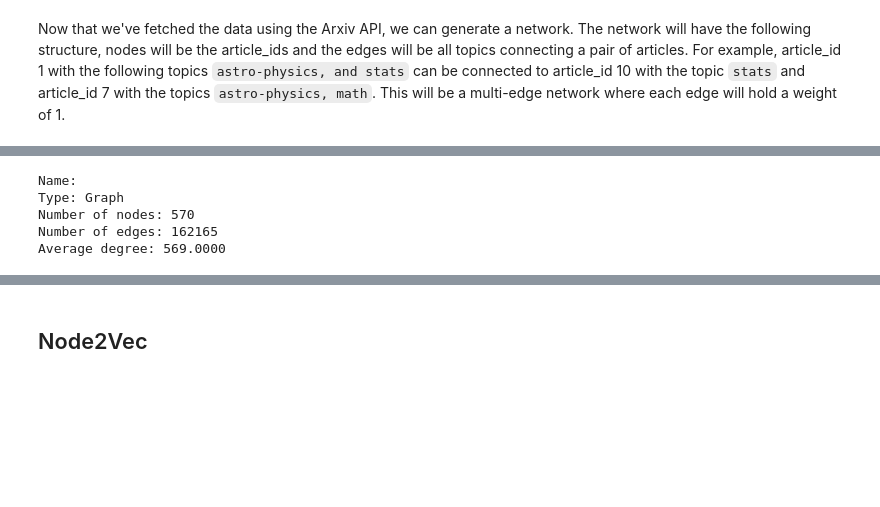
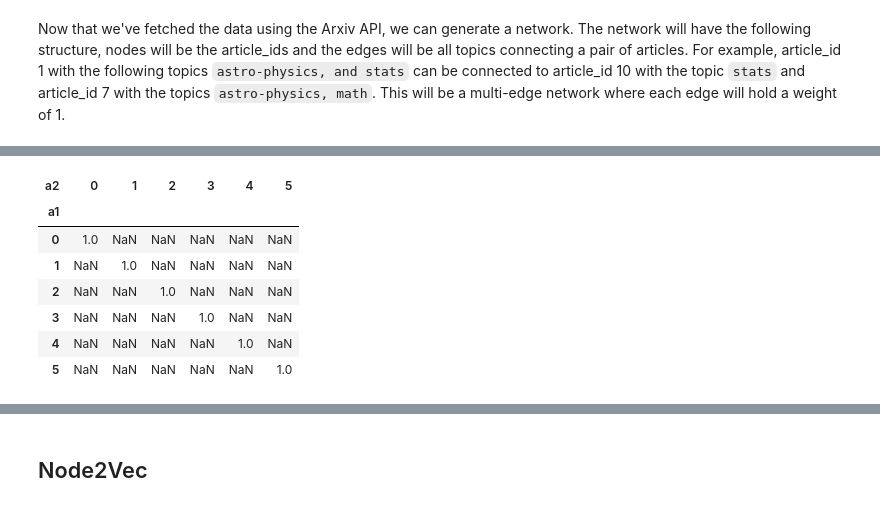
Before and after one commit to vatsal220/medium_articles, a Jupyter notebook: link_prediction/link_prediction.ipynb, the cells around one changed output, grey strips where cells are left out. Cells and saved outputs as stored; diff of their text form; code cells hidden in the pictures; blank space fills up the shorter version.

```diff
--- a/link_prediction/link_prediction.ipynb
+++ b/link_prediction/link_prediction.ipynb
@@ -165,8 +201,0 @@ Wall time: 785 ms
-# %%
-print(nx.info(all_topic_nx))
-# %% [output]
-Name:
-Type: Graph
-Number of nodes: 570
-Number of edges: 162165
-Average degree: 569.0000
@@ -179,0 +202,22 @@ edgeSplitter = EdgeSplitter(graph_test, G)
+# %%
+test = pd.DataFrame.from_dict({
+    'a1' : [0,0,0,1,2,3,4,5],
+    'a2' : [0,0,01,2,3,4,5],
+    'tp' : ['cs', 'cs', 'cl', 'mth', 'eng', 'phy']
+}, orient = 'columns')
+# %%
+test.pivot_table(
+    index = 'a1',
+    columns = 'a2',
+    values = 'tp',
+    aggfunc = 'count'
+)
+# %% [output]
+| a2 | 0 | 1 | 2 | 3 | 4 | 5 |
+| a1 |  |  |  |  |  |  |
+| 0 | 1.0 | NaN | NaN | NaN | NaN | NaN |
+| 1 | NaN | 1.0 | NaN | NaN | NaN | NaN |
+| 2 | NaN | NaN | 1.0 | NaN | NaN | NaN |
+| 3 | NaN | NaN | NaN | 1.0 | NaN | NaN |
+| 4 | NaN | NaN | NaN | NaN | 1.0 | NaN |
+| 5 | NaN | NaN | NaN | NaN | NaN | 1.0 |
```
Also changed, not shown: parts of 28 cells of this notebook.
